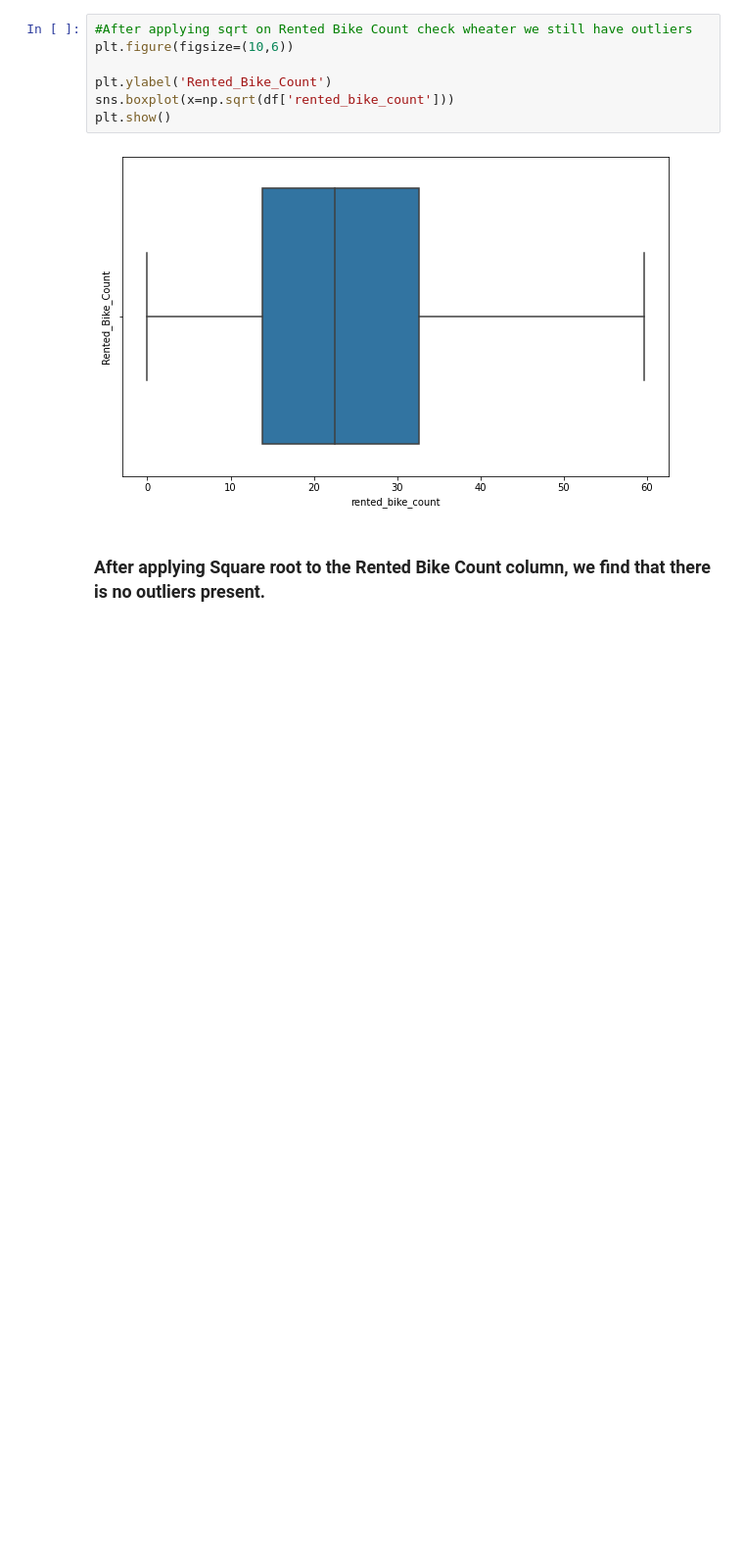
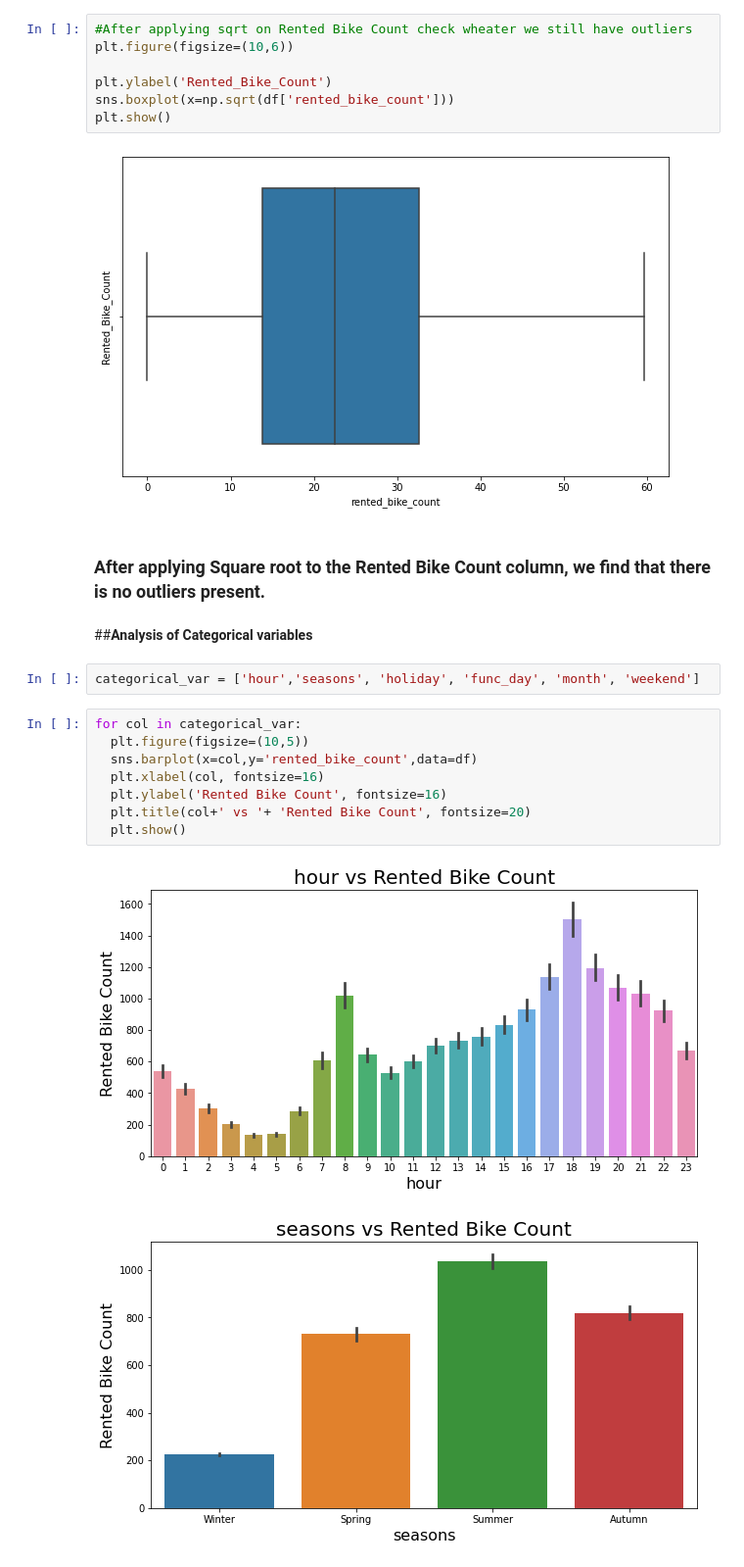
Before and after one commit to YashwantRaul/Supervised-ML-Regression, a Jupyter notebook: Bike_Sharing_Demand_Prediction_Capstone_Project.ipynb, the cells around one changed output. Shown at 98% size. Drawn from its saved outputs; the diff is of its cells as text; blank space fills up the shorter version.

```diff
--- a/Bike_Sharing_Demand_Prediction_Capstone_Project.ipynb
+++ b/Bike_Sharing_Demand_Prediction_Capstone_Project.ipynb
@@ -283,3 +279,18 @@ plt.show()
 [figure]
 # %% [markdown]
 ### After applying Square root to the Rented Bike Count column, we find that there is no outliers present.
+# %% [markdown]
+##**Analysis of Categorical variables**
+# %%
+categorical_var = ['hour','seasons', 'holiday', 'func_day', 'month', 'weekend']
+# %%
+for col in categorical_var:
+  plt.figure(figsize=(10,5))
+  sns.barplot(x=col,y='rented_bike_count',data=df)
+  plt.xlabel(col, fontsize=16)
+  plt.ylabel('Rented Bike Count', fontsize=16)
+  plt.title(col+' vs '+ 'Rented Bike Count', fontsize=20)
+  plt.show()
+# %% [output]
+[figure, added]
+[figure, added]
```
Also changed, not shown: parts of 27 cells of this notebook.
